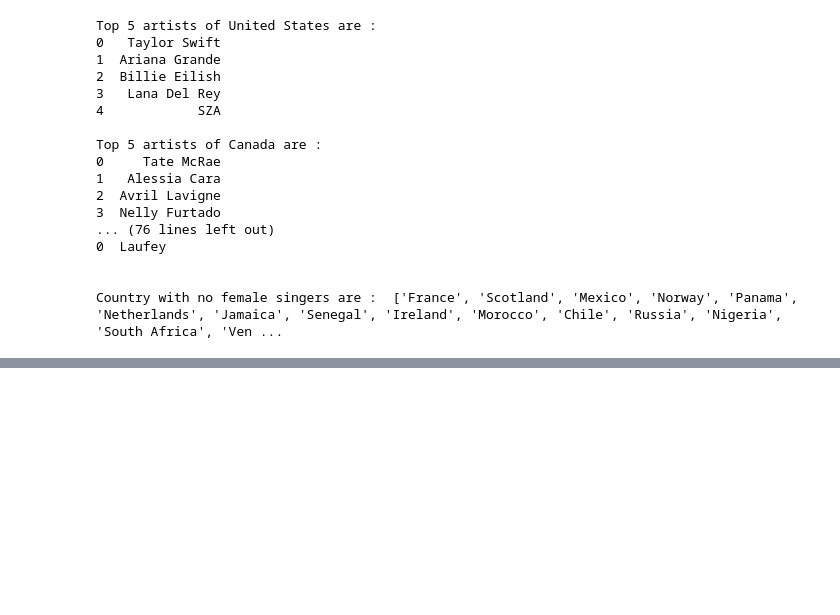
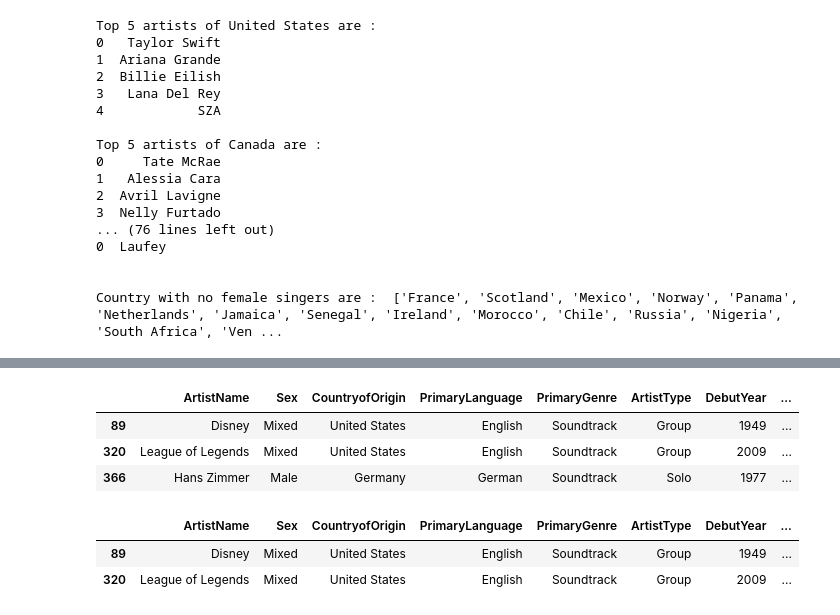
Before and after one commit to satyam2006-cmd/DataForge, a Jupyter notebook: Journey_milestones_and_mini_projects/most-streamed-artist-on-spotify.ipynb, the cells around one changed output, grey strips where cells are left out. Cells and saved outputs as stored; diff of their text form; code cells hidden in the pictures; blank space fills up the shorter version.

```diff
--- a/Journey_milestones_and_mini_projects/most-streamed-artist-on-spotify.ipynb
+++ b/Journey_milestones_and_mini_projects/most-streamed-artist-on-spotify.ipynb
@@ -280,0 +405,13 @@ Country with no female singers are :  ['France', 'Scotland', 'Mexico', 'Norway',
+# %%
+df.query("PrimaryGenre == 'Soundtrack'")
+# %% [output]
+|  | ArtistName | Sex | CountryofOrigin | PrimaryLanguage | PrimaryGenre | ArtistType | DebutYear | ... |
+| 89 | Disney | Mixed | United States | English | Soundtrack | Group | 1949 | ... |
+| 320 | League of Legends | Mixed | United States | English | Soundtrack | Group | 2009 | ... |
+| 366 | Hans Zimmer | Male | Germany | German | Soundtrack | Solo | 1977 | ... |
+# %%
+df.query("PrimaryGenre == 'Soundtrack' and ArtistType == 'Group' ")
+# %% [output]
+|  | ArtistName | Sex | CountryofOrigin | PrimaryLanguage | PrimaryGenre | ArtistType | DebutYear | ... |
+| 89 | Disney | Mixed | United States | English | Soundtrack | Group | 1949 | ... |
+| 320 | League of Legends | Mixed | United States | English | Soundtrack | Group | 2009 | ... |
```
Also changed, not shown: parts of 13 cells of this notebook.
